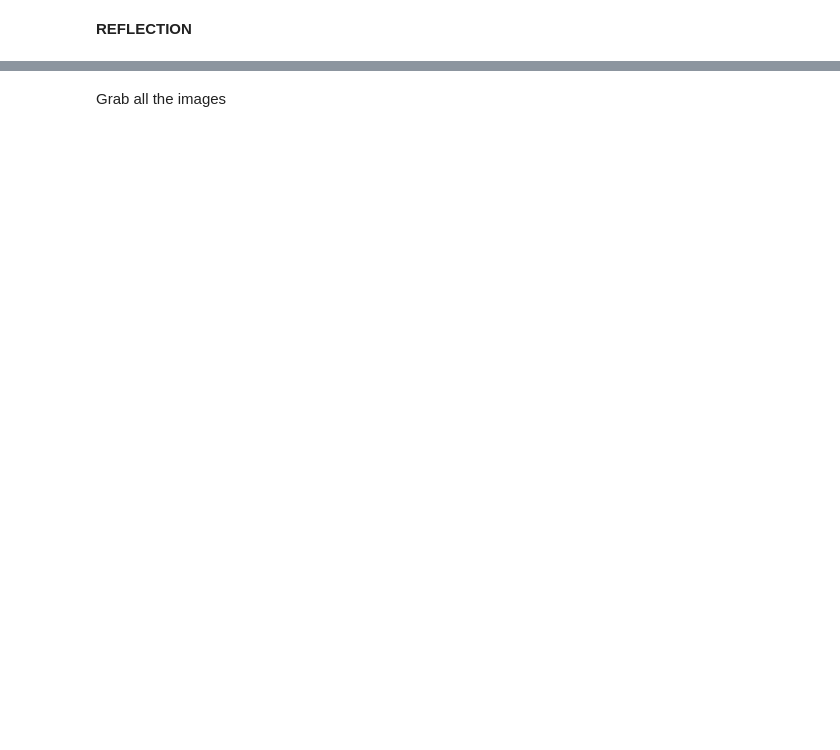
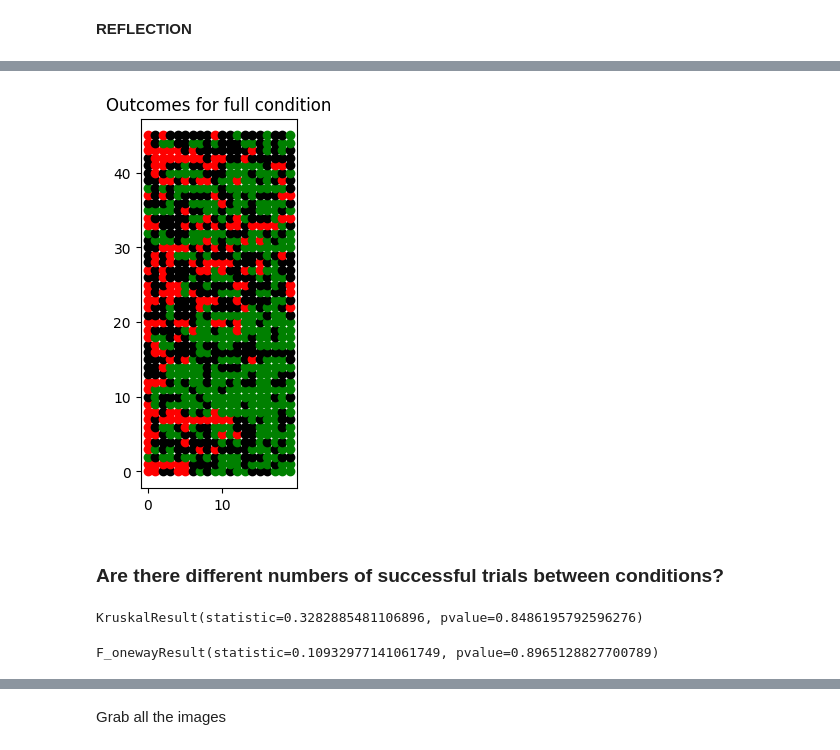
Before and after one commit to cairo-robotics/llm-multimodal-drone-feedback, a Jupyter notebook: analysis/analysis_brainstorm.ipynb, the cells around one changed output, grey strips where cells are left out. Cells and saved outputs as stored; diff of their text form; code cells hidden in the pictures; blank space fills up the shorter version.

```diff
--- a/analysis/analysis_brainstorm.ipynb
+++ b/analysis/analysis_brainstorm.ipynb
@@ -1406,0 +1758,38 @@ stats.kruskal(*data_for_test)
+# %%
+fig, ax = plt.subplots()
+n_trials = 20
+
+for i in range(len(full_ids)):
+    part = full_ids.iloc[i]
+    data = pd.read_csv(data_dir + part + '/survey_responses.csv')
+    for trial in range(n_trials):
+        try:
+            outcome = data[data['trial'] == trial+1]['outcome'].values[0]
+            if outcome == 'Safe':
+                ax.plot(trial, i, 'go')
+            elif outcome == 'Unsafe':
+                ax.plot(trial, i, 'ko')
+            else:
+                ax.plot(trial, i, 'ro')
+        except:
+            print(f"skipping participant {part} trial {trial}")
+
+ax.set_aspect('equal')
+ax.set_title('Outcomes for full condition')
+plt.show()
+# %% [output]
+[figure, added]
+# %% [markdown]
+### Are there different numbers of successful trials between conditions?
+# %%
+stats.kruskal(merged_filtered[merged_filtered['condition'] == 'score']['n_safe_landings'],
+              merged_filtered[merged_filtered['condition'] == 'text']['n_safe_landings'],
+              merged_filtered[merged_filtered['condition'] == 'full']['n_safe_landings'])
+# %% [output]
+KruskalResult(statistic=0.3282885481106896, pvalue=0.8486195792596276)
+# %%
+stats.f_oneway(merged_filtered[merged_filtered['condition'] == 'score']['n_safe_landings'],
+              merged_filtered[merged_filtered['condition'] == 'text']['n_safe_landings'],
+              merged_filtered[merged_filtered['condition'] == 'full']['n_safe_landings'])
+# %% [output]
+F_onewayResult(statistic=0.10932977141061749, pvalue=0.8965128827700789)
```
Also changed, not shown: parts of 115 cells of this notebook.
